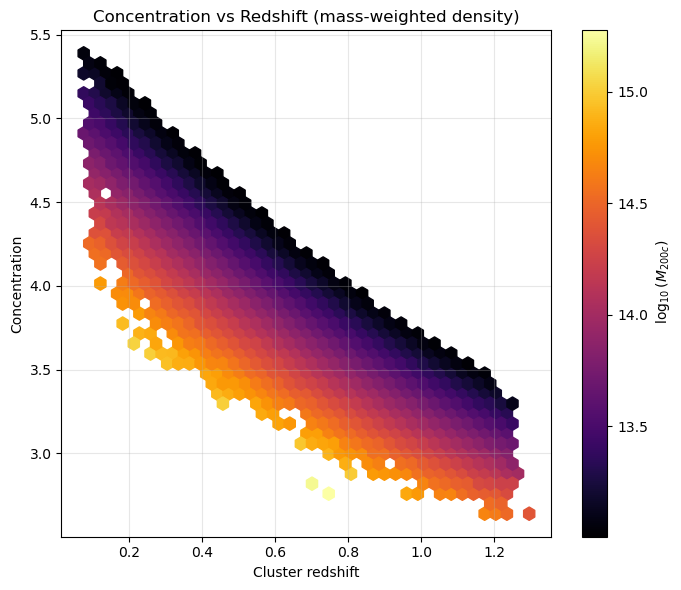
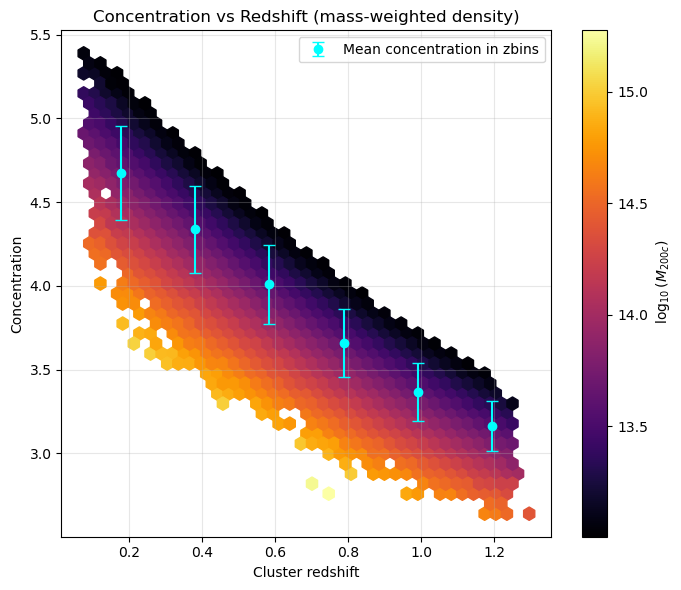
The notebook cell's code change between the first figure and the second:
--- before
+++ after
@@ -46,5 +46,38 @@
     cmap='inferno'
 )
+# Define redshift bins (example: 6 bins)
+Z_bins = np.linspace(z.min(), z.max(), 7)
 
+z_bin_centers = []
+mean_conc = []
+std_conc = []
+
+for i in range(len(Z_bins) - 1):
+    zmin = Z_bins[i]
+    zmax = Z_bins[i+1]
+    
+    # Boolean mask selecting objects inside the bin
+    mask = (z >= zmin) & (z < zmax)
+    
+    if np.sum(mask) > 0:
+        c_bin = c[mask]
+        
+        z_bin_centers.append(0.5 * (zmin + zmax))
+        mean_conc.append(np.mean(c_bin))
+        std_conc.append(np.std(c_bin))
+
+z_bin_centers = np.array(z_bin_centers)
+mean_conc = np.array(mean_conc)
+std_conc = np.array(std_conc)
+
+plt.errorbar(
+    z_bin_centers,
+    mean_conc,
+    yerr=std_conc,
+    fmt='o',
+    color='cyan',
+    capsize=4,
+    label='Mean concentration in zbins'
+)
 cbar = plt.colorbar(hb)
 cbar.set_label(r" $\log_{10}(M_{200c})$")
@@ -55,3 +88,4 @@
 plt.grid(alpha=0.3)
 plt.tight_layout()
+plt.legend()
 plt.show()

Commit: Update